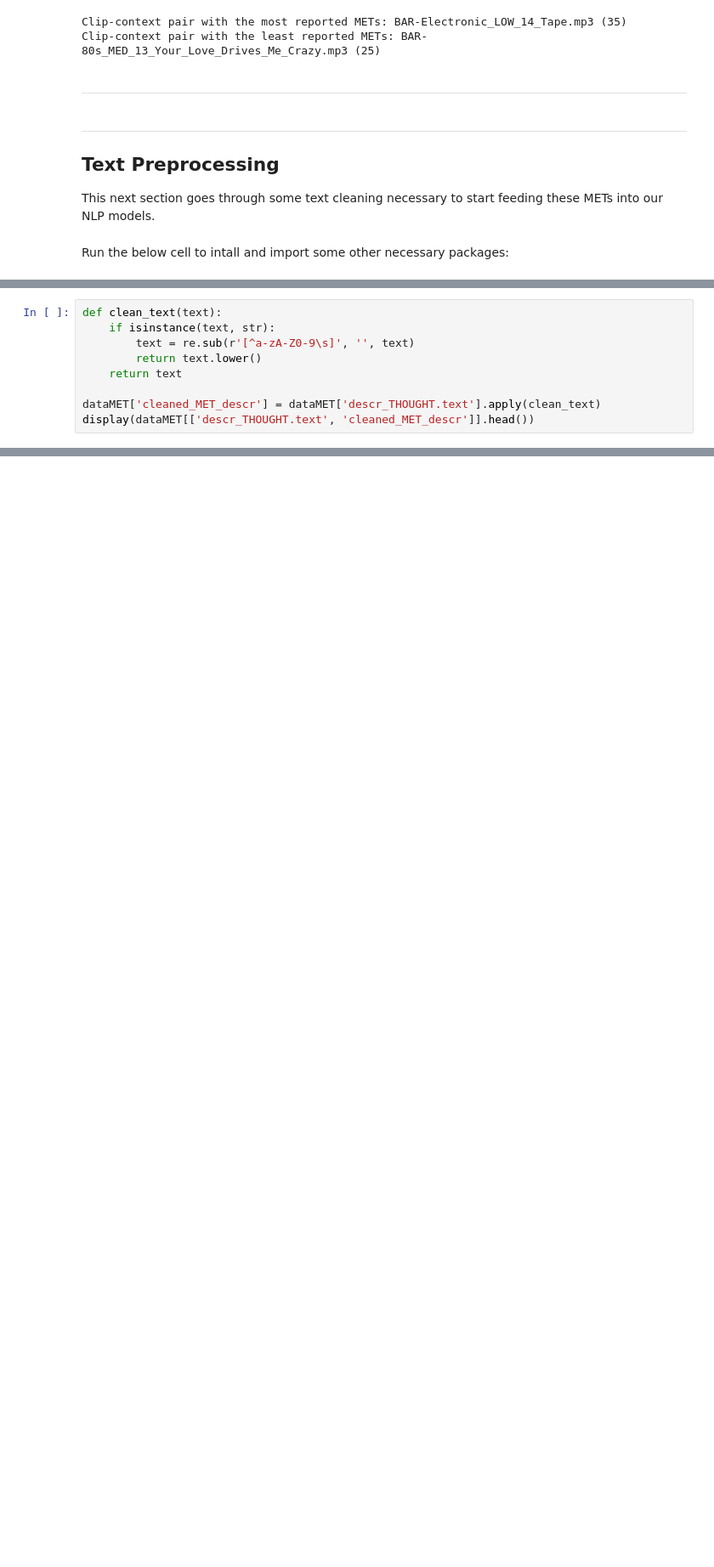
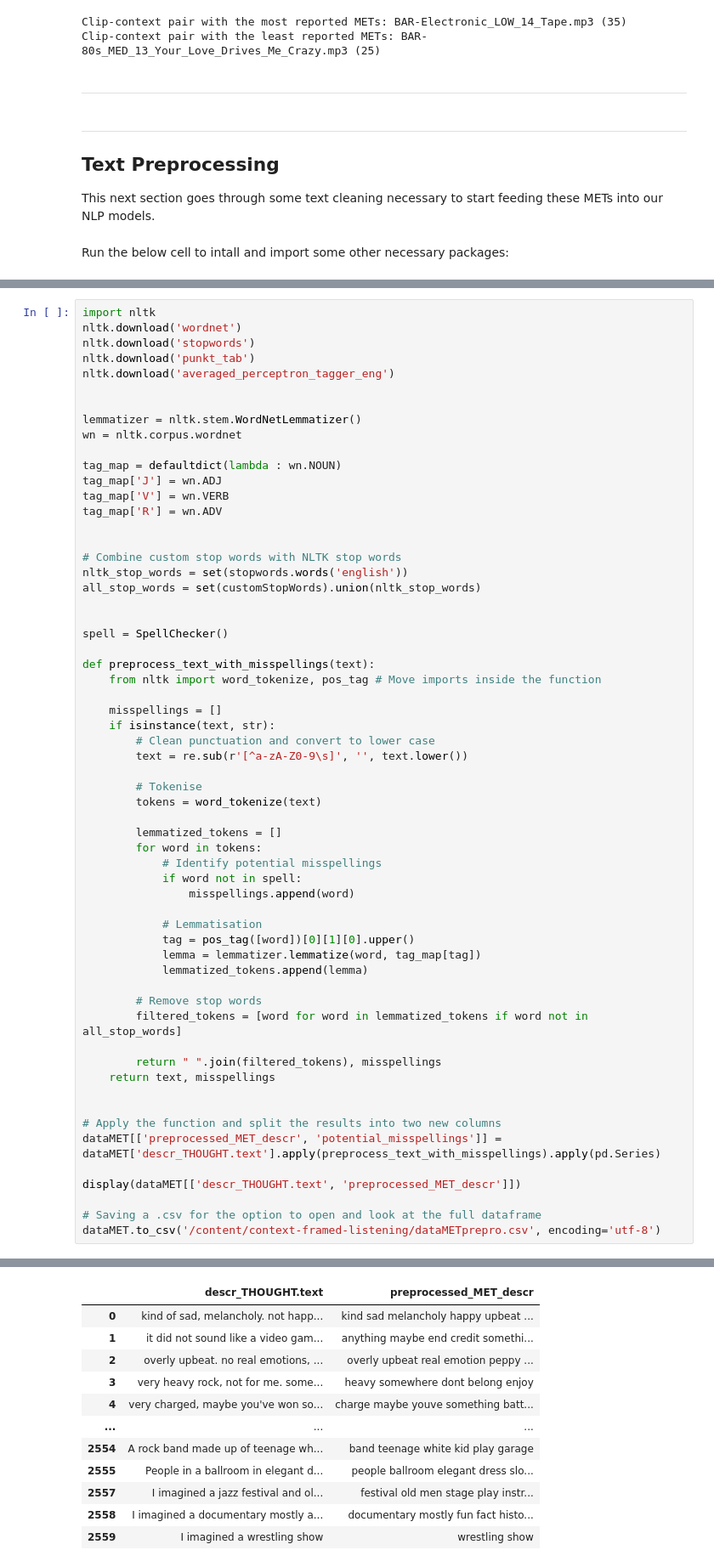
Before and after one commit to HazelvdW/context-framed-listening, a Jupyter notebook: NLP_framed_listening.ipynb, the cells around one changed output, grey strips where cells are left out. Shown at 85% size. Cells and saved outputs as stored; diff of their text form; blank space fills up the shorter version.

Commit message:
updated preprocessing

```diff
--- a/NLP_framed_listening.ipynb
+++ b/NLP_framed_listening.ipynb
@@ -256,9 +234,0 @@ Remove punctuation and special characters:
-# %%
-def clean_text(text):
-    if isinstance(text, str):
-        text = re.sub(r'[^a-zA-Z0-9\s]', '', text)
-        return text.lower()
-    return text
-
-dataMET['cleaned_MET_descr'] = dataMET['descr_THOUGHT.text'].apply(clean_text)
-display(dataMET[['descr_THOUGHT.text', 'cleaned_MET_descr']].head())
@@ -344,0 +272,61 @@ KeyboardInterrupt:
+# %%
+import nltk
+nltk.download('wordnet')
+nltk.download('stopwords')
+nltk.download('punkt_tab')
+nltk.download('averaged_perceptron_tagger_eng')
+
+
+lemmatizer = nltk.stem.WordNetLemmatizer()
+wn = nltk.corpus.wordnet
+
+tag_map = defaultdict(lambda : wn.NOUN)
+tag_map['J'] = wn.ADJ
+tag_map['V'] = wn.VERB
+tag_map['R'] = wn.ADV
+
+
+# Combine custom stop words with NLTK stop words
+nltk_stop_words = set(stopwords.words('english'))
+all_stop_words = set(customStopWords).union(nltk_stop_words)
+
+
+spell = SpellChecker()
+
+def preprocess_text_with_misspellings(text):
+    from nltk import word_tokenize, pos_tag # Move imports inside the function
+
+    misspellings = []
+    if isinstance(text, str):
+        # Clean punctuation and convert to lower case
+        text = re.sub(r'[^a-zA-Z0-9\s]', '', text.lower())
+
+        # Tokenise
+        tokens = word_tokenize(text)
+
+        lemmatized_tokens = []
+        for word in tokens:
+            # Identify potential misspellings
+            if word not in spell:
+                misspellings.append(word)
+
+            # Lemmatisation
+            tag = pos_tag([word])[0][1][0].upper()
+            lemma = lemmatizer.lemmatize(word, tag_map[tag])
+            lemmatized_tokens.append(lemma)
+
+        # Remove stop words
+        filtered_tokens = [word for word in lemmatized_tokens if word not in all_stop_words]
+
+        return " ".join(filtered_tokens), misspellings
+    return text, misspellings
+
+
+# Apply the function and split the results into two new columns
+dataMET[['preprocessed_MET_descr', 'potential_misspellings']] = dataMET['descr_THOUGHT.text'].apply(preprocess_text_with_misspellings).apply(pd.Series)
+
+display(dataMET[['descr_THOUGHT.text', 'preprocessed_MET_descr']])
+
+# Saving a .csv for the option to open and look at the full dataframe
+dataMET.to_csv('/content/context-framed-listening/dataMETprepro.csv', encoding='utf-8')
+# %% [output]
@@ -344,0 +342,12 @@ KeyboardInterrupt:
+|  | descr_THOUGHT.text | preprocessed_MET_descr |
+| 0 | kind of sad, melancholy. not happ... | kind sad melancholy happy upbeat ... |
+| 1 | it did not sound like a video gam... | anything maybe end credit somethi... |
+| 2 | overly upbeat. no real emotions, ... | overly upbeat real emotion peppy ... |
+| 3 | very heavy rock, not for me. some... | heavy somewhere dont belong enjoy |
+| 4 | very charged, maybe you've won so... | charge maybe youve something batt... |
+| ... | ... | ... |
+| 2554 | A rock band made up of teenage wh... | band teenage white kid play garage |
+| 2555 | People in a ballroom in elegant d... | people ballroom elegant dress slo... |
+| 2557 | I imagined a jazz festival and ol... | festival old men stage play instr... |
+| 2558 | I imagined a documentary mostly a... | documentary mostly fun fact histo... |
+| 2559 | I imagined a wrestling show | wrestling show |
```
Also changed, not shown: parts of 12 cells of this notebook.
